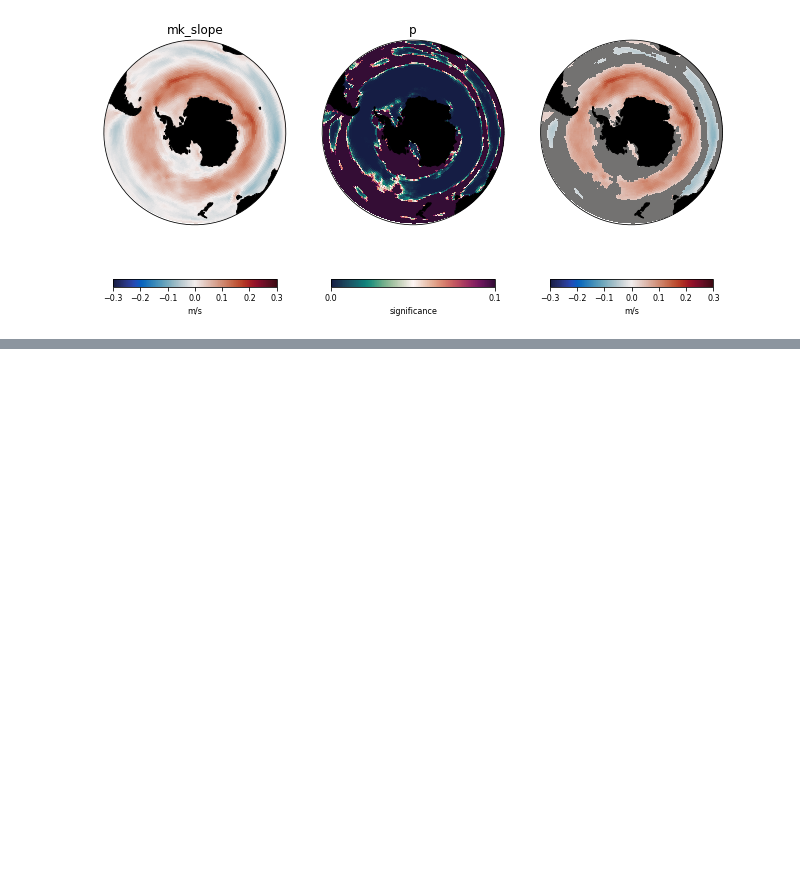
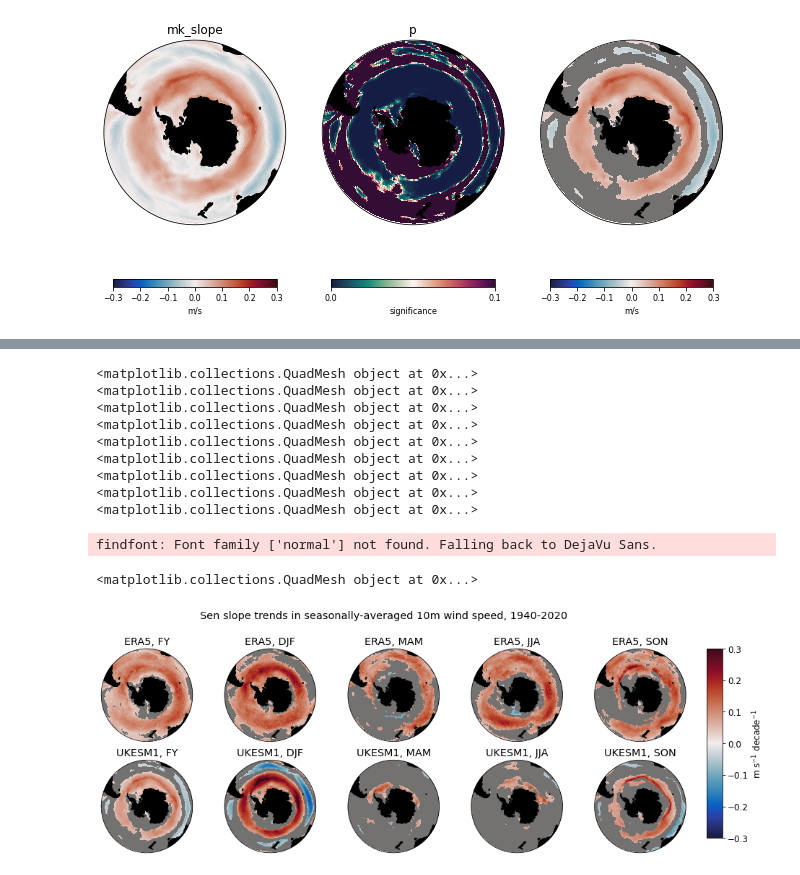
Before and after one commit to tjarnikova/SOZONE, a Jupyter notebook: windAnalyis/wspdComponents/FigMAP-HOV.ipynb, the cells around one changed output, grey strips where cells are left out. Cells and saved outputs as stored; diff of their text form; code cells hidden in the pictures; blank space fills up the shorter version.

Commit message:
wspd components backup

```diff
--- a/windAnalyis/wspdComponents/FigMAP-HOV.ipynb
+++ b/windAnalyis/wspdComponents/FigMAP-HOV.ipynb
@@ -196 +198,6 @@ fig.savefig('./figs/Fig_climatologymap_UKESM_ERA.jpg', dpi = 300)
 [figure]
+# %%
+savenam = '/gpfs/home/mep22dku/scratch/SOZONE/windAnalyis/wspdComponents/PlankTOMmask_regridrecalc.nc'
+cdomask = xr.open_dataset(savenam)
+cdomask
+tmask = cdomask.tmask
@@ -634,0 +798,36 @@ plt.tight_layout()
+# %%
+fact = 0.4
+fig = plt.figure(figsize=[37*fact, 13*fact])
+tmi = -0.3; tma = 0.3
+tseas = ['FY','DJF','MAM','JJA','SON']
+
+for ind in range(0,5):
+    seas = tseas[ind]
+    ax1 = fig.add_subplot(2, 5, ind+1, projection=ccrs.Orthographic(0, -90))
+    mesh = plot_mk_with_sigmask_return_mesh(fig, ax1, MK_ERA.mk_slope[ind,:,:], MK_ERA.mk_p[ind,:,:], tmi, tma)
+    ax1.set_title(f'ERA5, {seas}')
+for ind in range(0,5):
+    seas = tseas[ind]
+    ax1 = fig.add_subplot(2, 5, ind+6, projection=ccrs.Orthographic(0, -90))
+    mesh = plot_mk_with_sigmask_return_mesh(fig, ax1, MK_UKESM.mk_slope[ind,:,:], MK_UKESM.mk_p[ind,:,:], tmi, tma)
+    ax1.set_title(f'UKESM1, {seas}')
+
+cbar_ax = fig.add_axes([0.92, 0.18, .02, .7]) #left, bottom, width, height
+fig.colorbar(mesh, cax=cbar_ax, orientation="vertical", label = 'm s$^{-1}$ decade$^{-1}$')
+plt.suptitle('Sen slope trends in seasonally-averaged 10m wind speed, 1940-2020', y = 1.02, fontsize = 14.5)
+
+plt.tight_layout()
+plt.show()
+# %% [output]
+<matplotlib.collections.QuadMesh object at 0x...>
+<matplotlib.collections.QuadMesh object at 0x...>
+<matplotlib.collections.QuadMesh object at 0x...>
+<matplotlib.collections.QuadMesh object at 0x...>
+<matplotlib.collections.QuadMesh object at 0x...>
+<matplotlib.collections.QuadMesh object at 0x...>
+<matplotlib.collections.QuadMesh object at 0x...>
+<matplotlib.collections.QuadMesh object at 0x...>
+<matplotlib.collections.QuadMesh object at 0x...>
+findfont: Font family ['normal'] not found. Falling back to DejaVu Sans.
+<matplotlib.collections.QuadMesh object at 0x...>
+[figure, added]
```
Also changed, not shown: parts of 7 cells of this notebook, 33 other files.
